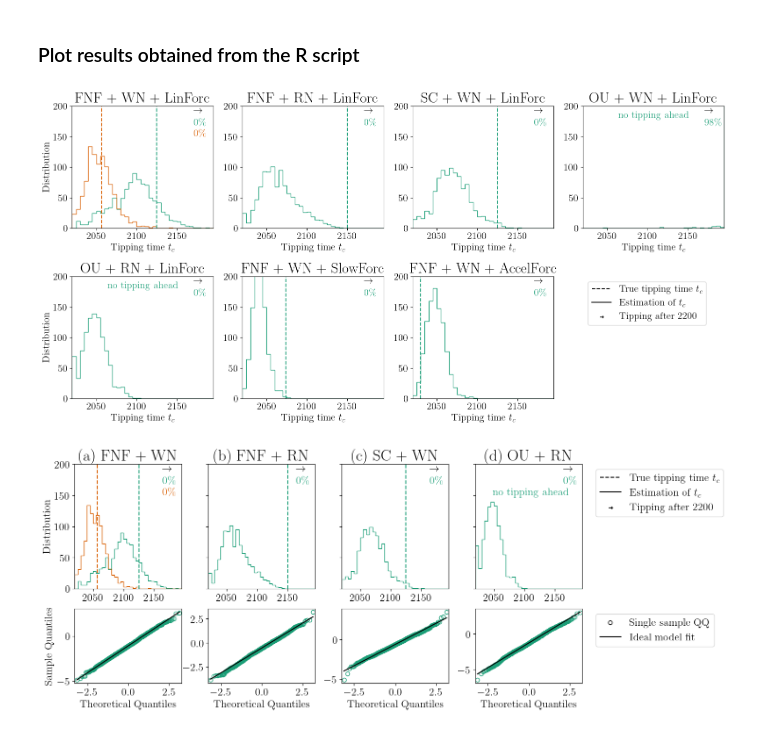
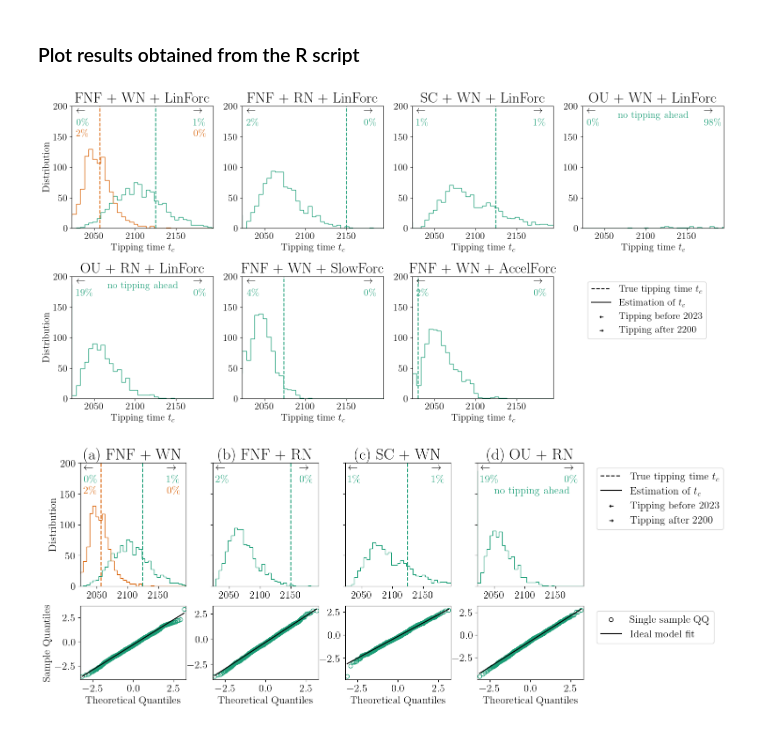
Before and after one commit to TUM-PIK-ESM/tipping_time, a Jupyter notebook: TT_AlternativeModels/Plots.ipynb, the cells around one changed output. Saved outputs shown, nothing was run; the diff lists cells and outputs as text; code cells hidden in the pictures.

```diff
--- a/TT_AlternativeModels/Plots.ipynb
+++ b/TT_AlternativeModels/Plots.ipynb
@@ -54,7 +54,7 @@ t_0 = 1924
 lambda_0 = -2.69
 A_ = 0.87
 m_ = -1.51
-sigma_ = 0.3**0.5/3 #divide by 3 to avoid n-tipping
+sigma_ = 0.3**0.5
 
 # Set tipping times/ramping lengths convenient for demonstration purposes
 tau_rs = {"fnf_wn_linforc":201,
@@ -275,24 +306,28 @@ t_step = 5
 # %%
+modelnames= ["fnf_wn_linforc","fnf_rn_linforc","sc_wn_linforc","ou_wn_linforc","ou_rn_linforc","fnf_wn_slowforc","fnf_wn_accforc"]
+t_left = 2023
+t_right = 2200
+t_step = 5
 modeldescrips = ["FNF + WN + LinForc","FNF + RN + LinForc","SC + WN + LinForc","OU + WN + LinForc","OU + RN + LinForc","FNF + WN + SlowForc","FNF + WN + AccelForc"]
 fig, axs = plt.subplots(nrows=2,ncols=4,figsize=(16,8),tight_layout=True)
 axs=axs.flatten()
 bins = np.concatenate((np.array([0]),np.arange(t_left,t_right,t_step),np.array([1e20])))
 for i in range(len(modelnames)):
-    t_c_values_2 = np.array(pd.read_excel("EstimMatrix_"+modelnames[i]+".xlsx").loc[:,"tc"])
-    samplesize_2 = len(t_c_values_2)
-    hist_2 = axs[i].hist(t_c_values_2,bins=bins,histtype="step",density=False)[0]
+    t_c_values = np.array(pd.read_excel("EstimMatrix_"+modelnames[i]+".xlsx").loc[:,"tc"])
+    samplesize = len(t_c_values)
+    hist = axs[i].hist(t_c_values,bins=bins,histtype="step",density=False)[0]
     axs[i].set_xlabel("Tipping time $t_c$")
-    #axs[i].text(0.03,0.93,r"$\leftarrow$",color="black", transform=axs[i].transAxes)
-    #axs[i].text(0.03,0.84,str(round(hist_2[0]*100/samplesize_2))+"$\%$",color=plt.rcParams['axes.prop_cycle'].by_key()['color'][0], transform=axs[i].transAxes)
+    axs[i].text(0.03,0.93,r"$\leftarrow$",color="black", transform=axs[i].transAxes)
+    axs[i].text(0.03,0.84,str(round(hist[0]*100/samplesize))+"$\%$",color=plt.rcParams['axes.prop_cycle'].by_key()['color'][0], transform=axs[i].transAxes)
     axs[i].text(0.86,0.93,r"$\rightarrow$",color="black", transform=axs[i].transAxes)
-    axs[i].text(0.86,0.84,str(round(hist_2[-1]*100/samplesize_2))+"$\%$",color=plt.rcParams['axes.prop_cycle'].by_key()['color'][0], transform=axs[i].transAxes)
+    axs[i].text(0.86,0.84,str(round(hist[-1]*100/samplesize))+"$\%$",color=plt.rcParams['axes.prop_cycle'].by_key()['color'][0], transform=axs[i].transAxes)
     if i == 0: # Include estimation distribution on the intended model with tipping at 2057 (taken from DD23, but same result can be achieved using our model integration)
-        t_c_values_2 = np.array(pd.read_excel("EstimMatrix_1000repetitions.xlsx").loc[:,"tc"])
-        samplesize_2 = len(t_c_values_2)
-        hist_2 = axs[i].hist(t_c_values_2,bins=bins,histtype="step",density=False)[0]
+        t_c_values = np.array(pd.read_excel("EstimMatrix_1000repetitions.xlsx").loc[:,"tc"])
+        samplesize = len(t_c_values)
+        hist = axs[i].hist(t_c_values,bins=bins,histtype="step",density=False)[0]
         axs[i].axvline(2057,color=plt.rcParams['axes.prop_cycle'].by_key()['color'][1],linestyle="dashed")
-        #axs[i].text(0.03,0.75,str(round(hist_2[0]*100/samplesize_2))+"$\%$",color=plt.rcParams['axes.prop_cycle'].by_key()['color'][1], transform=axs[i].transAxes)
-        axs[i].text(0.86,0.75,str(round(hist_2[-1]*100/samplesize_2))+"$\%$",color=plt.rcParams['axes.prop_cycle'].by_key()['color'][1], transform=axs[i].transAxes)
+        axs[i].text(0.03,0.75,str(round(hist[0]*100/samplesize))+"$\%$",color=plt.rcParams['axes.prop_cycle'].by_key()['color'][1], transform=axs[i].transAxes)
+        axs[i].text(0.86,0.75,str(round(hist[-1]*100/samplesize))+"$\%$",color=plt.rcParams['axes.prop_cycle'].by_key()['color'][1], transform=axs[i].transAxes)
     axs[i].set_xlim(t_left,t_right-t_step)
     axs[i].set_ylim(0,200)
     #axs[i].ticklabel_format(axis='y', style='sci',scilimits=(0,0))
@@ -305,17 +340,20 @@ axs[0].set_ylabel("Distribution")
 axs[4].set_ylabel("Distribution")
 axs[len(modelnames)].plot([0,1],[0,1],c="black",linestyle="dashed")
 axs[len(modelnames)].plot([0,1],[0,1],c="black")
-#axs[len(modelnames)].scatter([0],[0],marker=r"$\leftarrow$",c="black")
+axs[len(modelnames)].scatter([0],[0],marker=r"$\leftarrow$",c="black")
 axs[len(modelnames)].scatter([0],[0],marker=r"$\rightarrow$",c="black")
 axs[len(modelnames)].set_ylim(-1,-0.5)
-axs[len(modelnames)].legend(["True tipping time $t_c$","Estimation of $t_c$", "Tipping after "+str(t_right)],loc="upper left")
+axs[len(modelnames)].legend(["True tipping time $t_c$","Estimation of $t_c$", "Tipping before "+str(t_left), "Tipping after "+str(t_right)],loc="upper left")
 axs[len(modelnames)].axis("off")
 
 #plt.savefig("Plots/allmodels_" + time.strftime("%Y%m%d-%H%M%S") + ".pdf",dpi=300,bbox_inches="tight")
 plt.show()
 # %% [output]
-[figure, old version]
+[figure, new version]
 # %%
+t_left = 2023
+t_right = 2200
+t_step = 5
 model_subselection = [0,1,2,4]
 modeldescrips = ["(a) FNF + WN","(b) FNF + RN","(c) SC + WN","(d) OU + RN"]
 ncols = 5
@@ -323,52 +361,52 @@ fig, axs = plt.subplots(nrows=2,ncols=ncols,figsize=(16,6),gridspec_kw={'height_
 axs=axs.flatten()
 bins = np.concatenate((np.array([0]),np.arange(t_left,t_right,t_step),np.array([1e20])))
 for i in range(len(model_subselection)):
-    t_c_values_2 = np.array(pd.read_excel("EstimMatrix_"+modelnames[model_subselection[i]]+".xlsx").loc[:,"tc"])
-    samplesize_2 = len(t_c_values_2)
-    hist_2 = axs[i].hist(t_c_values_2,bins=bins,histtype="step",density=False)[0]
+    t_c_values = np.array(pd.read_excel("EstimMatrix_"+modelnames[model_subselection[i]]+".xlsx").loc[:,"tc"])
+    samplesize = len(t_c_values)
+    hist = axs[i].hist(t_c_values,bins=bins,histtype="step",density=False)[0]
     #axs[i].set_xlabel("Tipping time $t_c$")
-    #axs[i].text(0.03,0.93,r"$\leftarrow$",color="black", transform=axs[i].transAxes)
-    #axs[i].text(0.03,0.84,str(round(hist_2[0]*100/samplesize_2))+"$\%$",color=plt.rcParams['axes.prop_cycle'].by_key()['color'][0], transform=axs[i].transAxes)
+    axs[i].text(0.03,0.93,r"$\leftarrow$",color="black", transform=axs[i].transAxes)
+    axs[i].text(0.03,0.84,str(round(hist[0]*100/samplesize))+"$\%$",color=plt.rcParams['axes.prop_cycle'].by_key()['color'][0], transform=axs[i].transAxes)
     axs[i].text(0.82,0.93,r"$\rightarrow$",color="black", transform=axs[i].transAxes)
-    axs[i].text(0.82,0.84,str(round(hist_2[-1]*100/samplesize_2))+"$\%$",color=plt.rcParams['axes.prop_cycle'].by_key()['color'][0], transform=axs[i].transAxes)
+    axs[i].text(0.82,0.84,str(round(hist[-1]*100/samplesize))+"$\%$",color=plt.rcParams['axes.prop_cycle'].by_key()['color'][0], transform=axs[i].transAxes)
     axs[i].set_xlim(t_left,t_right-t_step)
     axs[i].set_ylim(0,200)
     axs[i].set_title(modeldescrips[i])
     if i == 0: # Include estimation distribution on the intended model with tipping at 2057 (taken from DD23, but same result can be achieved using our model integration)
-        t_c_values_2 = np.array(pd.read_excel("EstimMatrix_1000repetitions.xlsx").loc[:,"tc"])
-        samplesize_2 = len(t_c_values_2)
-        hist_2 = axs[i].hist(t_c_values_2,bins=bins,histtype="step",density=False)[0]
+        t_c_values = np.array(pd.read_excel("EstimMatrix_1000repetitions.xlsx").loc[:,"tc"])
+        samplesize = len(t_c_values)
+        hist = axs[i].hist(t_c_values,bins=bins,histtype="step",density=False)[0]
         axs[i].axvline(2057,color=plt.rcParams['axes.prop_cycle'].by_key()['color'][1],linestyle="dashed")
-        #axs[i].text(0.03,0.75,str(round(hist_2[0]*100/samplesize_2))+"$\%$",color=plt.rcParams['axes.prop_cycle'].by_key()['color'][1], transform=axs[i].transAxes)
-        axs[i].text(0.82,0.75,str(round(hist_2[-1]*100/samplesize_2))+"$\%$",color=plt.rcParams['axes.prop_cycle'].by_key()['color'][1], transform=axs[i].transAxes)
+        axs[i].text(0.03,0.75,str(round(hist[0]*100/samplesize))+"$\%$",color=plt.rcParams['axes.prop_cycle'].by_key()['color'][1], transform=axs[i].transAxes)
+        axs[i].text(0.82,0.75,str(round(hist[-1]*100/samplesize))+"$\%$",color=plt.rcParams['axes.prop_cycle'].by_key()['color'][1], transform=axs[i].transAxes)
     if model_subselection[i] in [0,1,2,5,6]:
         axs[i].axvline(t_0+tau_rs[modelnames[model_subselection[i]]],color=plt.rcParams['axes.prop_cycle'].by_key()['color'][0],linestyle="dashed")
     else:
         axs[i].text(0.16,0.75,"no tipping ahead",color=plt.rcParams['axes.prop_cycle'].by_key()['color'][0], transform=axs[i].transAxes)
     QQData = pd.read_csv("QQData_"+modelnames[model_subselection[i]]+".csv",index_col=0).values[:,0]
     statsmodels.graphics.gofplots.qqplot(QQData,ax=axs[i+ncols], markerfacecolor='none', markeredgecolor=plt.rcParams['axes.prop_cycle'].by_key()['color'][0])
     qqx = axs[i+ncols].lines[0].get_xdata()
     qqy = axs[i+ncols].lines[0].get_ydata()
     statsmodels.graphics.gofplots.qqline(ax=axs[i+ncols], line = "q", x = qqx, y = qqy, dist = scipy.stats.norm(),color="black")
     if not i == 0:
         axs[i+ncols].set_ylabel("")
         axs[i].set_yticklabels([])
 axs[0].set_ylabel("Distribution")
 axs[len(model_subselection)].plot([0,1],[0,1],color="black",linestyle="dashed")
 axs[len(model_subselection)].plot([0,1],[0,1],color="black")
-#axs[len(model_subselection)].scatter([0],[0],marker=r"$\leftarrow$",c="black")
+axs[len(model_subselection)].scatter([0],[0],marker=r"$\leftarrow$",c="black")
 axs[len(model_subselection)].scatter([0],[0],marker=r"$\rightarrow$",c="black")
 axs[len(model_subselection)].set_ylim(-1,-0.5)
-axs[len(model_subselection)].legend(["True tipping time $t_c$","Estimation of $t_c$", "Tipping after "+str(t_right)],loc="upper left", bbox_to_anchor=(-0.35,1))
+axs[len(model_subselection)].legend(["True tipping time $t_c$","Estimation of $t_c$", "Tipping before "+str(t_left), "Tipping after "+str(t_right)],loc="upper left", bbox_to_anchor=(-0.35,1))
 axs[len(model_subselection)].axis("off")
 axs[len(model_subselection)+ncols].scatter([0],[0], facecolors='none', edgecolors="black")
 axs[len(model_subselection)+ncols].plot([0,1],[0,1],c="black")
 axs[len(model_subselection)+ncols].set_ylim(-1,-0.5)
 axs[len(model_subselection)+ncols].legend(["Single sample QQ","Ideal model fit"],loc="upper left", bbox_to_anchor=(-0.35,1))
 axs[len(model_subselection)+ncols].axis("off")
 
 fig.subplots_adjust(hspace=0.2,wspace=0.28)
 #plt.savefig("Plots/modelsubselection_QQ" + time.strftime("%Y%m%d-%H%M%S") + ".pdf",dpi=300,bbox_inches="tight")
 plt.show()
 # %% [output]
-[figure, old version]
+[figure, new version]
```
Also changed, not shown: parts of 4 cells of this notebook, 30 other files.
